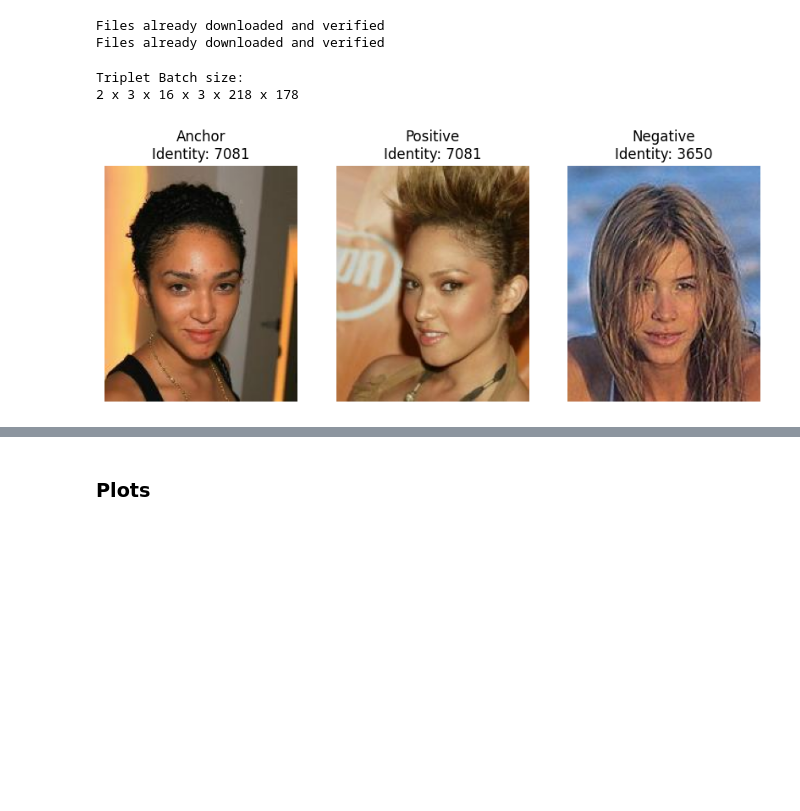
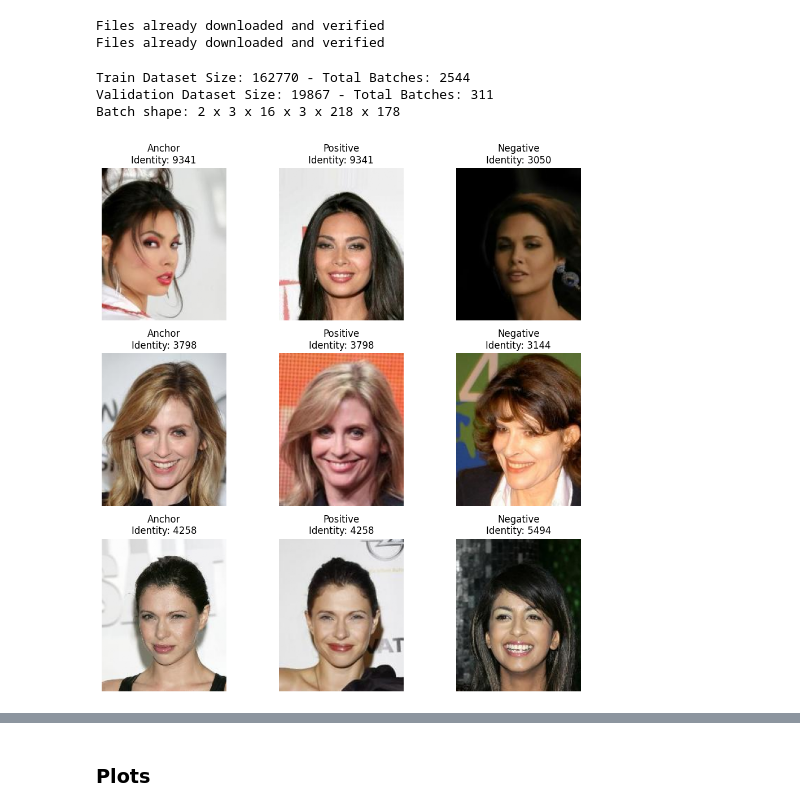
Before and after one commit to Andreasaaj/Facial-Recognition-with-Siamese-Network, a Jupyter notebook: simple_network.ipynb, the cells around one changed output, grey strips where cells are left out. Saved outputs shown, nothing was run; the diff lists cells and outputs as text; code cells hidden in the pictures; blank space fills up the shorter version.

```diff
--- a/simple_network.ipynb
+++ b/simple_network.ipynb
@@ -109,35 +111,45 @@ triplet_iter = iter(triplet_data_loader)
 # %%
-def plot_triplet(imgs, labels):
-    fig, ax = plt.subplots(1, 3, figsize=(10, 10))
+def plot_triplets(img_label_pairs):
+    fig, ax = plt.subplots(len(img_label_pairs), 3, figsize=(10, 10))
+    if len(img_label_pairs) == 1:
+        ax = np.array([ax])
     titles = ["Anchor", "Positive", "Negative"]
-    for i, img in enumerate(imgs):
-        ax[i].imshow(img.permute(1, 2, 0))
-        ax[i].set_title(f"{titles[i]}\nIdentity: {labels[i]}")
-        ax[i].axis('off')
+    for i, (img, labels) in enumerate(img_label_pairs):
+        for j in range(3):
+            ax[i,j].imshow(img[j].permute(1, 2, 0))
+            ax[i,j].set_title(f"{titles[j]}\nIdentity: {labels[j]}")
+            ax[i,j].axis('off')
+
+    # plt.subplots_adjust(hspace=1, wspace=-0.5)
+    plt.tight_layout()
     plt.show()
 # %%
-example_iter = iter(range(len(triplet_data_loader)))
+example_iter = iter(range(len(train_triplet_dl)))
 # %%
-# A triplet batch is (Labels, Images) x (Anchor, Positive, Negative) x Batch Size x Channels x Height x Width
+# A triplet batch is (Images, Labels) x (Anchor, Positive, Negative) x Batch Size x Channels x Height x Width
 # = 2 x 3 x 16 x 3 x 218 x 178
 
-def example():
-    # triplet_batch = next(triplet_iter)
-    # imgs = [triplet_batch[0][0][0], triplet_batch[0][1][0], triplet_batch[0][2][0]]
-    # labels = [triplet_batch[1][0][0], triplet_batch[1][1][0], triplet_batch[1][2][0]]
-    # plot_triplet(imgs, labels)
+def example(n=1):
+    idx = train_triplet_sampler[next(example_iter)]
+    triplet = train_triplet_dataset[idx]
+    print("Train Dataset Size:", len(train_triplet_dataset), "- Total Batches:", len(train_triplet_dl))
+    print("Validation Dataset Size:", len(val_triplet_dataset), "- Total Batches:", len(val_triplet_dl))
+    print("Batch shape:", end=" ")
+    print(len(triplet), len(triplet[0]), "16", len(triplet[0][0]), *triplet[0][0][0].shape, sep=' x ')
+    triplets = [triplet]
 
-    idx = triplet_sampler[next(example_iter)]
-    triplet_batch = triplet_dataset.__getitem__(idx)
-    print("Triplet Batch size:")
-    print(len(triplet_batch), len(triplet_batch[0]), "16", len(triplet_batch[0][0]), *triplet_batch[0][0][0].shape, sep=' x ')
-    plot_triplet(triplet_batch[0], triplet_batch[1])
+    for _ in range(n-1):
+        idx = train_triplet_sampler[next(example_iter)]
+        triplets.append(train_triplet_dataset[idx])
 
-example()
+    plot_triplets(triplets)
+
+example(3)
 # %% [output]
-Triplet Batch size:
-2 x 3 x 16 x 3 x 218 x 178
+Train Dataset Size: 162770 - Total Batches: 2544
+Validation Dataset Size: 19867 - Total Batches: 311
+Batch shape: 2 x 3 x 16 x 3 x 218 x 178
-[figure, old version]
+[figure, new version]
 # %%
 class TripletNet(nn.Module):
     def __init__(self):
```
Also changed, not shown: parts of 11 cells of this notebook, 1 other file.
